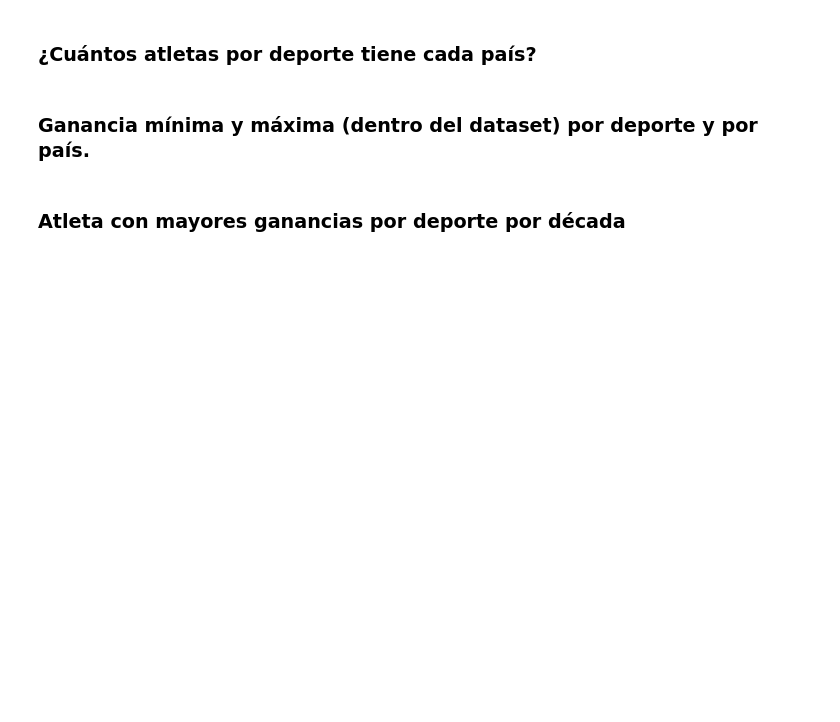
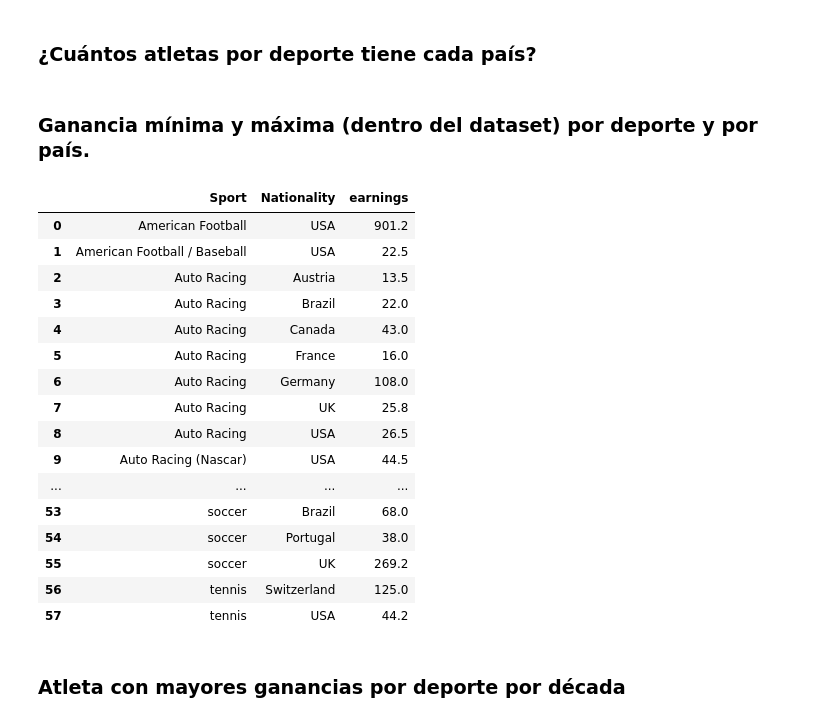
Before and after one commit to RodolfoKuman/devf_proyecto_modulo2, a Jupyter notebook: proyecto.ipynb, the cells around one changed output. Cells and saved outputs as stored; diff of their text form; code cells hidden in the pictures; blank space fills up the shorter version.

```diff
--- a/proyecto.ipynb
+++ b/proyecto.ipynb
@@ -50,4 +194,26 @@ memory usage: 18.9+ KB
 # %% [markdown]
 ### Ganancia mínima y máxima (dentro del dataset) por deporte y por país.
+# %%
+df_earnings_min_max = deportistas_df[['Nationality','Sport', 'earnings ($ million)']].copy()
+df_earnings_min_max = df_earnings_min_max.rename(columns = {'earnings ($ million)':'earnings'})
+df_earnings_min_max = df_earnings_min_max.groupby(['Sport','Nationality'])['earnings'].sum().reset_index()
+# %% [output]
+|  | Sport | Nationality | earnings |
+| 0 | American Football | USA | 901.2 |
+| 1 | American Football / Baseball | USA | 22.5 |
+| 2 | Auto Racing | Austria | 13.5 |
+| 3 | Auto Racing | Brazil | 22.0 |
+| 4 | Auto Racing | Canada | 43.0 |
+| 5 | Auto Racing | France | 16.0 |
+| 6 | Auto Racing | Germany | 108.0 |
+| 7 | Auto Racing | UK | 25.8 |
+| 8 | Auto Racing | USA | 26.5 |
+| 9 | Auto Racing (Nascar) | USA | 44.5 |
+| ... | ... | ... | ... |
+| 53 | soccer | Brazil | 68.0 |
+| 54 | soccer | Portugal | 38.0 |
+| 55 | soccer | UK | 269.2 |
+| 56 | tennis | Switzerland | 125.0 |
+| 57 | tennis | USA | 44.2 |
 # %% [markdown]
 ### Atleta con mayores ganancias por deporte por década
```
Also changed, not shown: parts of 16 cells of this notebook, 1 other file.
